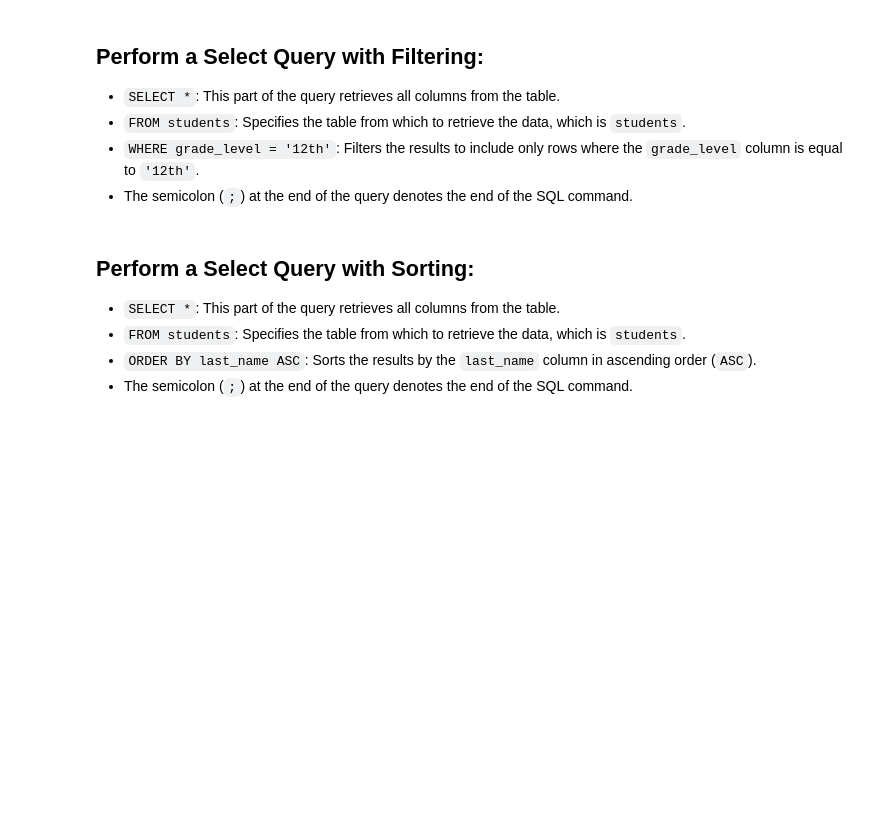
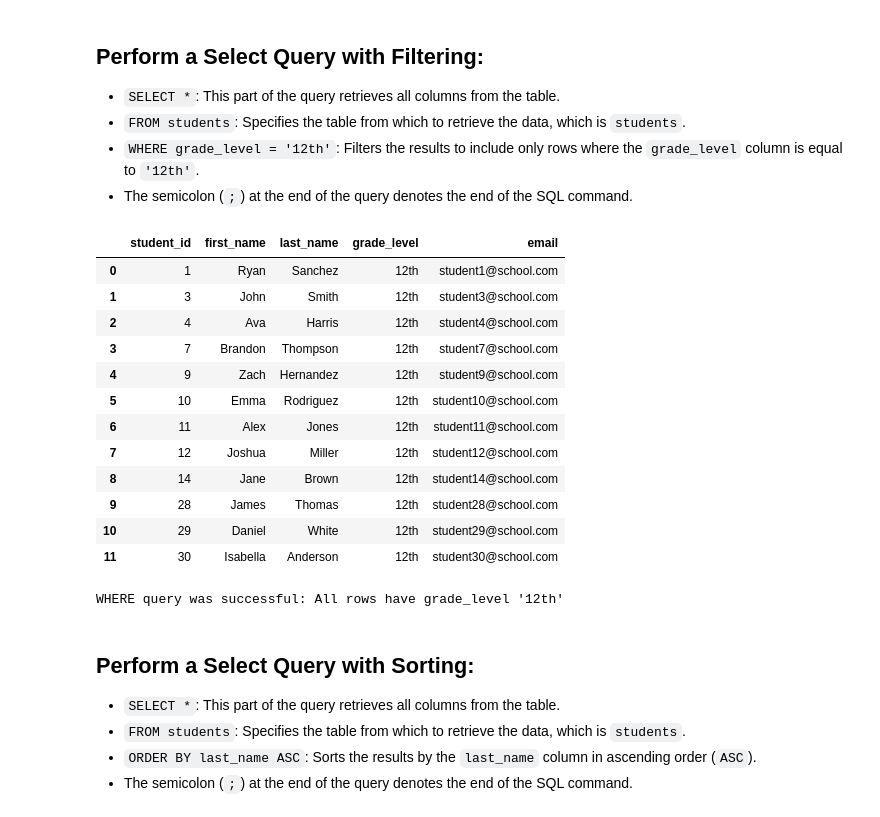
Before and after one commit to joelie1105/SQL_Test, a Jupyter notebook: final.ipynb, the cells around one changed output. Drawn from its saved outputs; the diff is of its cells as text; code cells hidden in the pictures; blank space fills up the shorter version.

```diff
--- a/final.ipynb
+++ b/final.ipynb
@@ -135,5 +131,25 @@ sql(where_query)
+# %%
+where_query = "SELECT * FROM students WHERE grade_level = '12th';"
+
+sql(where_query)
+# %% [output]
+|  | student_id | first_name | last_name | grade_level | email |
+| 0 | 1 | Ryan | Sanchez | 12th | student1@school.com |
+| 1 | 3 | John | Smith | 12th | student3@school.com |
+| 2 | 4 | Ava | Harris | 12th | student4@school.com |
+| 3 | 7 | Brandon | Thompson | 12th | student7@school.com |
+| 4 | 9 | Zach | Hernandez | 12th | student9@school.com |
+| 5 | 10 | Emma | Rodriguez | 12th | student10@school.com |
+| 6 | 11 | Alex | Jones | 12th | student11@school.com |
+| 7 | 12 | Joshua | Miller | 12th | student12@school.com |
+| 8 | 14 | Jane | Brown | 12th | student14@school.com |
+| 9 | 28 | James | Thomas | 12th | student28@school.com |
+| 10 | 29 | Daniel | White | 12th | student29@school.com |
+| 11 | 30 | Isabella | Anderson | 12th | student30@school.com |
 # %%
 test_instance.where_test(where_query)
+# %% [output]
+WHERE query was successful: All rows have grade_level '12th'
 # %% [markdown]
 ## Perform a Select Query with Sorting:
 
```
Also changed, not shown: parts of 12 cells of this notebook.
